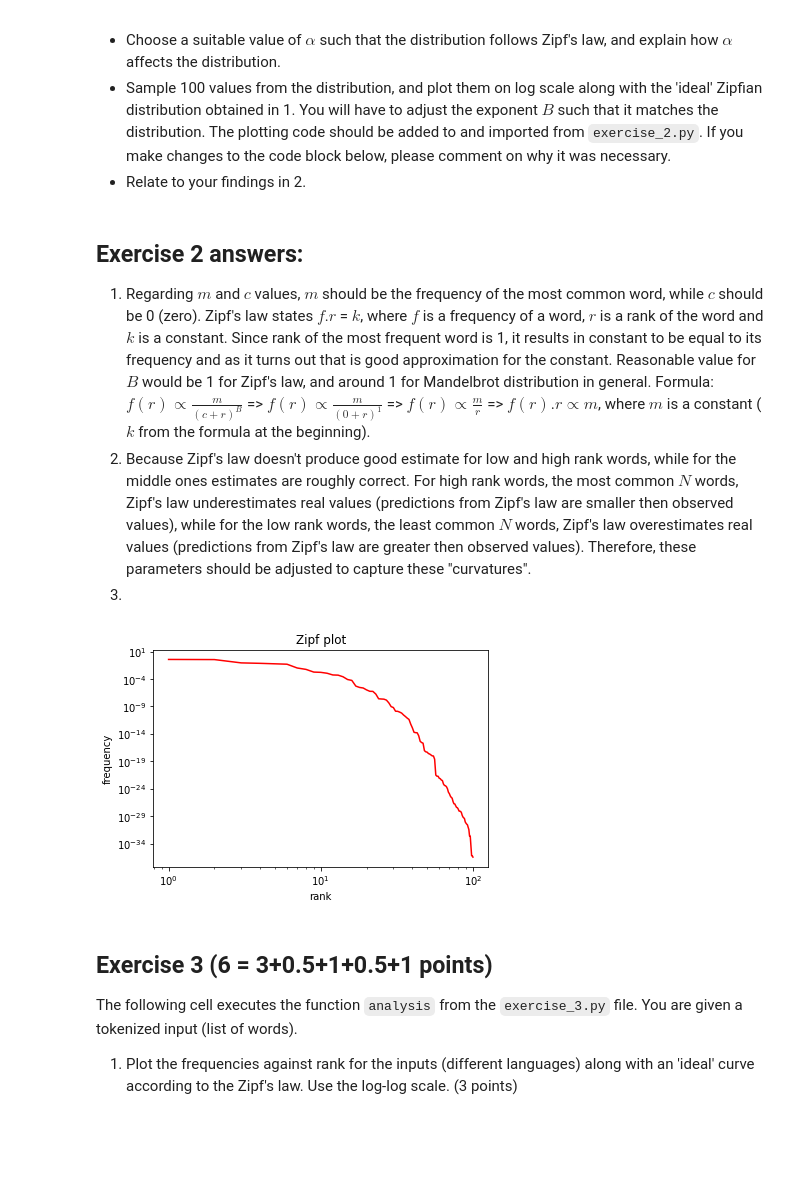
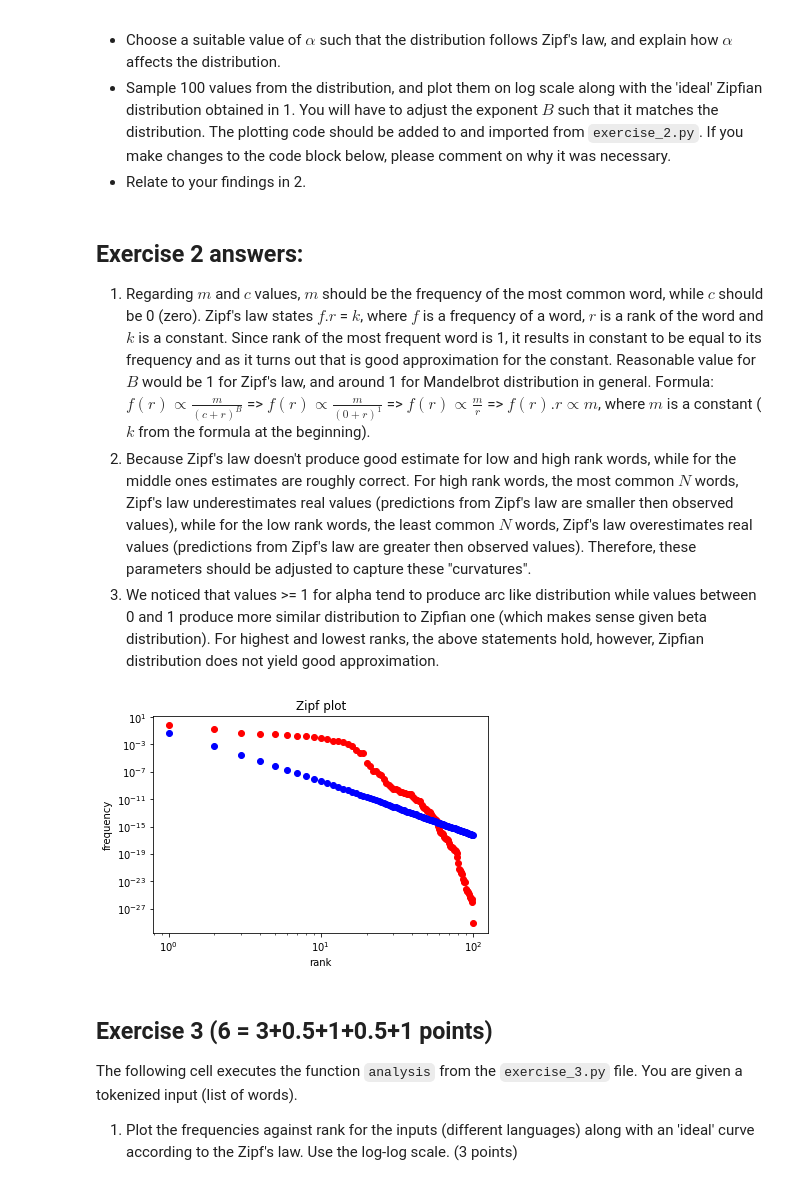
Before and after one commit to pmarkovic/snlp, a Jupyter notebook: assignment_1/Assignment1.ipynb, the cells around one changed output. Cells and saved outputs as stored; diff of their text form; code cells hidden in the pictures; blank space fills up the shorter version.

```diff
--- a/assignment_1/Assignment1.ipynb
+++ b/assignment_1/Assignment1.ipynb
@@ -43,20 +43,20 @@ The function `stick_breaking` in the code cell below draws a sample from a stick
 ## Exercise 2 answers:
 1. Regarding $m$ and $c$ values, $m$ should be the frequency of the most common word, while $c$ should be 0 (zero). Zipf's law states $f$.$r$ = $k$, where $f$ is a frequency of a word, $r$ is a rank of the word and $k$ is a constant. Since rank of the most frequent word is 1, it results in constant to be equal to its frequency and as it turns out that is good approximation for the constant. Reasonable value for $B$ would be 1 for Zipf's law, and around 1 for Mandelbrot distribution in general. Formula: $f(r) \propto \frac{m}{(c+r)^B}$ => $f(r) \propto \frac{m}{(0+r)^1}$ => $f(r) \propto \frac{m}{r}$ => $f(r).r \propto m$, where $m$ is a constant ($k$ from the formula at the beginning).
 2. Because Zipf's law doesn't produce good estimate for low and high rank words, while for the middle ones estimates are roughly correct. For high rank words, the most common $N$ words, Zipf's law underestimates real values (predictions from Zipf's law are smaller then observed values), while for the low rank words, the least common $N$ words, Zipf's law overestimates real values (predictions from Zipf's law are greater then observed values). Therefore, these parameters should be adjusted to capture these "curvatures".
-3.
+3. We noticed that values >= 1 for alpha tend to produce arc like distribution while values between 0 and 1 produce more similar distribution to Zipfian one (which makes sense given beta distribution). For highest and lowest ranks, the above statements hold, however, Zipfian distribution does not yield good approximation.
 # %%
 from importlib import reload
 import exercise_2
 exercise_2 = reload(exercise_2)
 
 n = 100
-alpha = 0.5# TODO: choose alpha
-B = 1.1# TODO: choose B
+alpha = 0.4
+B = 8
 
 stick_lengths = exercise_2.stick_breaking(n, alpha)
-exercise_2.plot_stick_lengths(stick_lengths, alpha, B) #TODO: in exercise_2.py
+exercise_2.plot_stick_lengths(stick_lengths, alpha, B)
 # %% [output]
-[figure, old version]
+[figure, new version]
 # %% [markdown]
 ## Exercise 3 (6 = 3+0.5+1+0.5+1 points)
 
```
Also changed, not shown: parts of 1 cell of this notebook, 1 other file.
